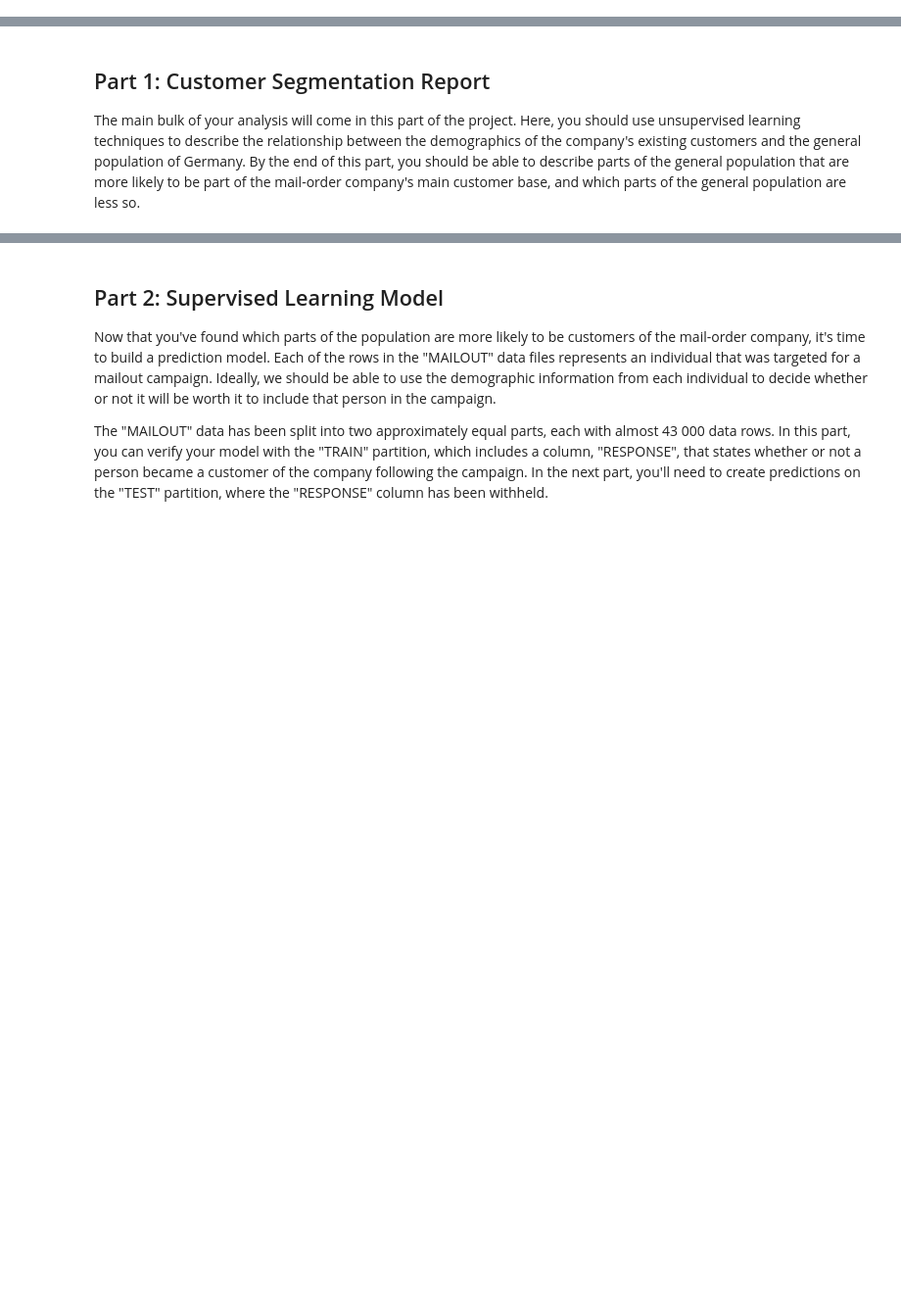
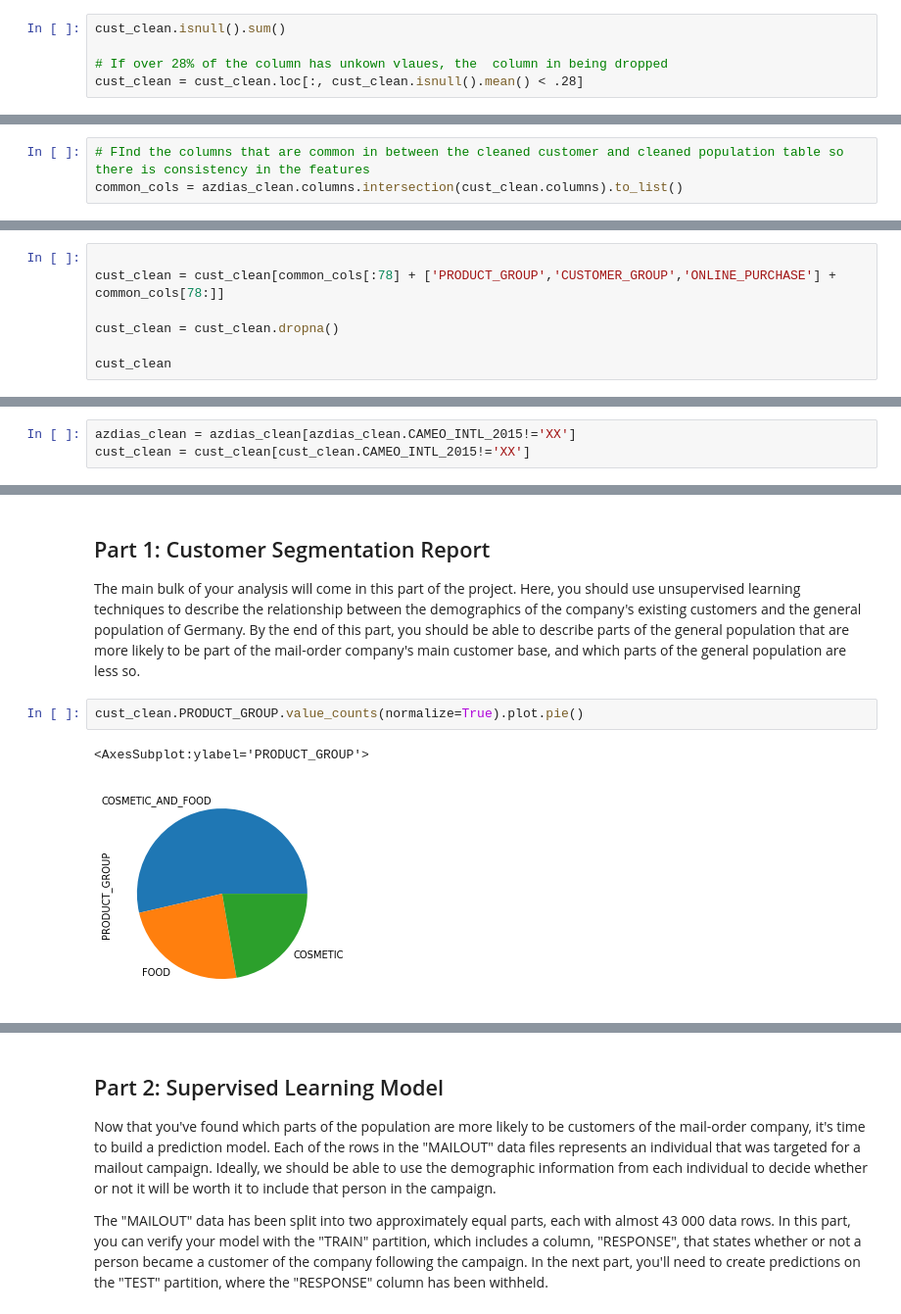
Before and after one commit to ditivaidya/Udacity-Project-IV, a Jupyter notebook: Arvato Project Workbook.ipynb, the cells around one changed output, grey strips where cells are left out. Shown at 98% size. Drawn from its saved outputs; the diff is of its cells as text; blank space fills up the shorter version.

```diff
--- a/Arvato Project Workbook.ipynb
+++ b/Arvato Project Workbook.ipynb
@@ -67,0 +166,5 @@ else:
+# %%
+cust_clean.isnull().sum()
+
+# If over 28% of the column has unkown vlaues, the  column in being dropped
+cust_clean = cust_clean.loc[:, cust_clean.isnull().mean() < .28]
@@ -67,0 +173,3 @@ else:
+# %%
+# FInd the columns that are common in between the cleaned customer and cleaned population table so there is consistency in the features
+common_cols = azdias_clean.columns.intersection(cust_clean.columns).to_list()
@@ -67,0 +194,7 @@ else:
+# %%
+
+cust_clean = cust_clean[common_cols[:78] + ['PRODUCT_GROUP','CUSTOMER_GROUP','ONLINE_PURCHASE'] + common_cols[78:]]
+
+cust_clean = cust_clean.dropna()
+
+cust_clean
@@ -67,0 +215,3 @@ else:
+# %%
+azdias_clean = azdias_clean[azdias_clean.CAMEO_INTL_2015!='XX']
+cust_clean = cust_clean[cust_clean.CAMEO_INTL_2015!='XX']
@@ -72,3 +291,8 @@ else:
 ## Part 1: Customer Segmentation Report
 
 The main bulk of your analysis will come in this part of the project. Here, you should use unsupervised learning techniques to describe the relationship between the demographics of the company's existing customers and the general population of Germany. By the end of this part, you should be able to describe parts of the general population that are more likely to be part of the mail-order company's main customer base, and which parts of the general population are less so.
+# %%
+cust_clean.PRODUCT_GROUP.value_counts(normalize=True).plot.pie()
+# %% [output]
+<AxesSubplot:ylabel='PRODUCT_GROUP'>
+[figure, added]
```
Also changed, not shown: parts of 36 cells of this notebook.
